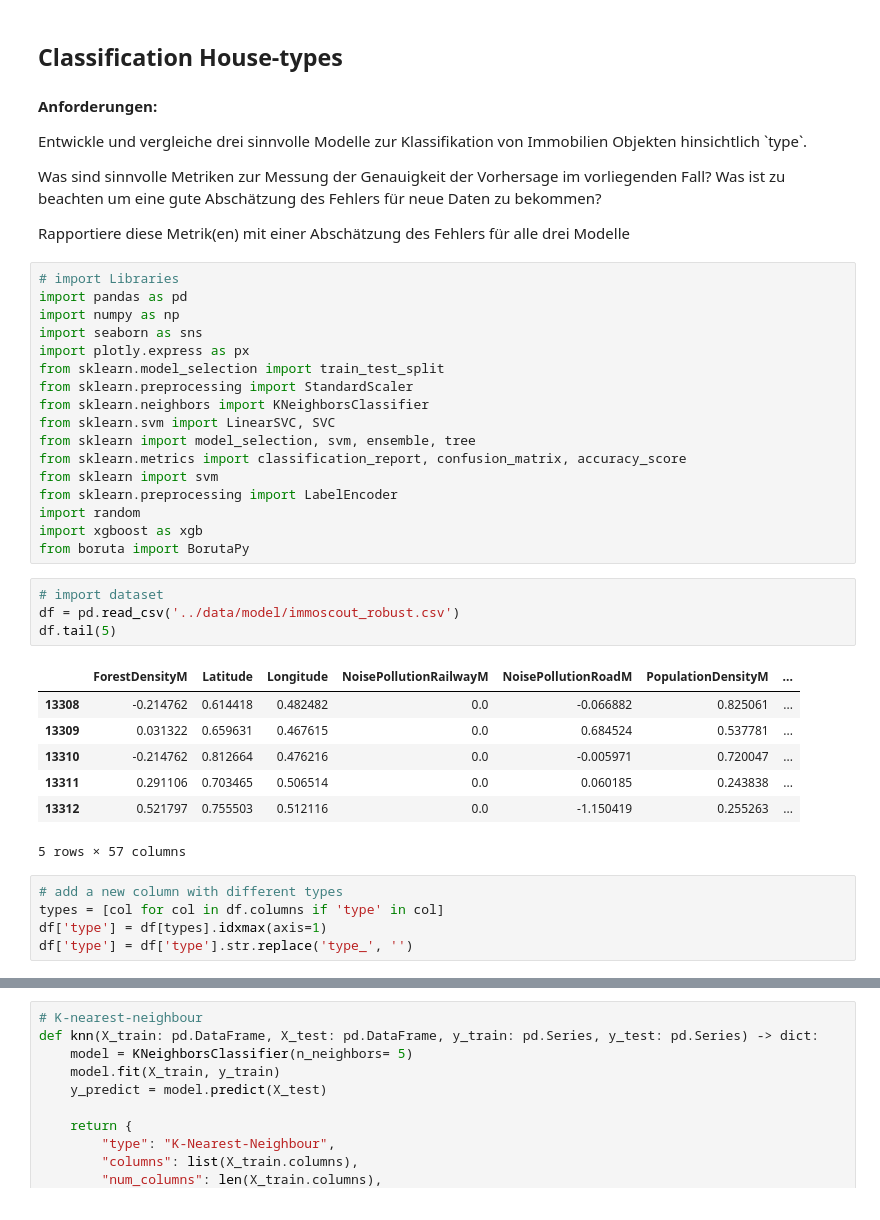
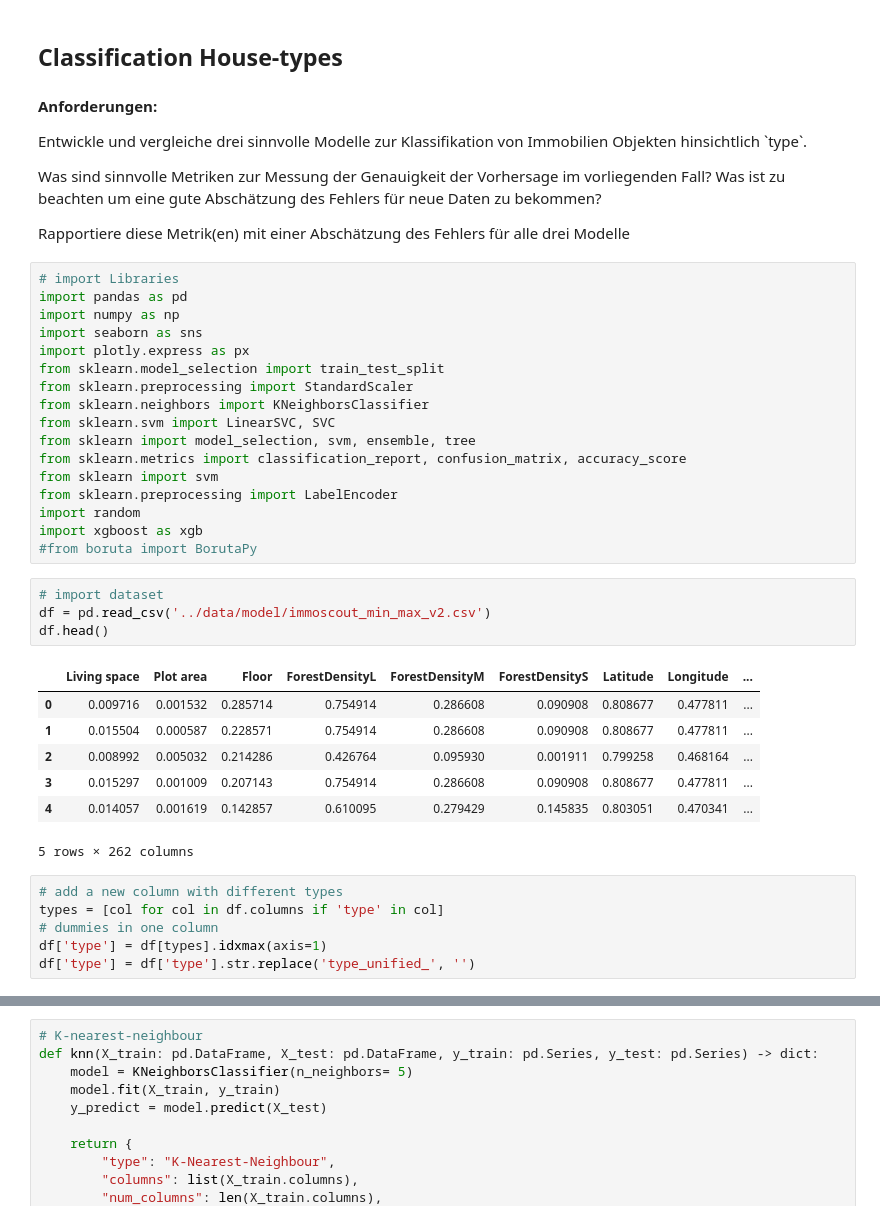
Before and after one commit to marvinvr/fhnw-cml1, a Jupyter notebook: clustering/classification.ipynb, the cells around one changed output, grey strips where cells are left out. Cells and saved outputs as stored; diff of their text form.

```diff
--- a/clustering/classification.ipynb
+++ b/clustering/classification.ipynb
@@ -20,21 +20,22 @@ from sklearn import svm
 from sklearn.preprocessing import LabelEncoder
 import random
 import xgboost as xgb
-from boruta import BorutaPy
+#from boruta import BorutaPy
 # %%
 # import dataset
-df = pd.read_csv('../data/model/immoscout_robust.csv')
-df.tail(5)
+df = pd.read_csv('../data/model/immoscout_min_max_v2.csv')
+df.head()
 # %% [output]
-|  | ForestDensityM | Latitude | Longitude | NoisePollutionRailwayM | NoisePollutionRoadM | PopulationDensityM | ... |
-| 13308 | -0.214762 | 0.614418 | 0.482482 | 0.0 | -0.066882 | 0.825061 | ... |
-| 13309 | 0.031322 | 0.659631 | 0.467615 | 0.0 | 0.684524 | 0.537781 | ... |
-| 13310 | -0.214762 | 0.812664 | 0.476216 | 0.0 | -0.005971 | 0.720047 | ... |
-| 13311 | 0.291106 | 0.703465 | 0.506514 | 0.0 | 0.060185 | 0.243838 | ... |
-| 13312 | 0.521797 | 0.755503 | 0.512116 | 0.0 | -1.150419 | 0.255263 | ... |
+|  | Living space | Plot area | Floor | ForestDensityL | ForestDensityM | ForestDensityS | Latitude | Longitude | ... |
+| 0 | 0.009716 | 0.001532 | 0.285714 | 0.754914 | 0.286608 | 0.090908 | 0.808677 | 0.477811 | ... |
+| 1 | 0.015504 | 0.000587 | 0.228571 | 0.754914 | 0.286608 | 0.090908 | 0.808677 | 0.477811 | ... |
+| 2 | 0.008992 | 0.005032 | 0.214286 | 0.426764 | 0.095930 | 0.001911 | 0.799258 | 0.468164 | ... |
+| 3 | 0.015297 | 0.001009 | 0.207143 | 0.754914 | 0.286608 | 0.090908 | 0.808677 | 0.477811 | ... |
+| 4 | 0.014057 | 0.001619 | 0.142857 | 0.610095 | 0.279429 | 0.145835 | 0.803051 | 0.470341 | ... |
-5 rows × 57 columns
+5 rows × 262 columns
 # %%
 # add a new column with different types
 types = [col for col in df.columns if 'type' in col]
+# dummies in one column
 df['type'] = df[types].idxmax(axis=1)
-df['type'] = df['type'].str.replace('type_', '')
+df['type'] = df['type'].str.replace('type_unified_', '')
```
Also changed, not shown: parts of 10 cells of this notebook.
